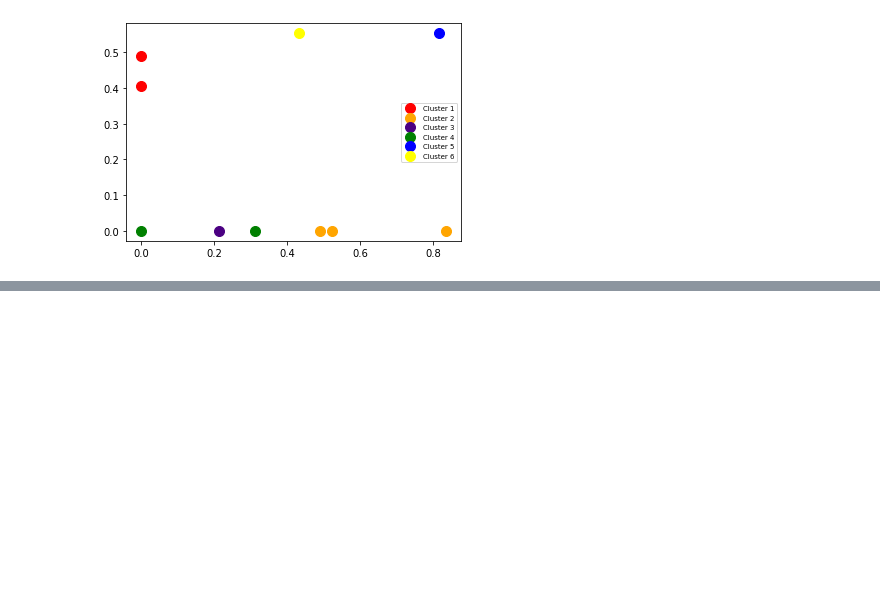
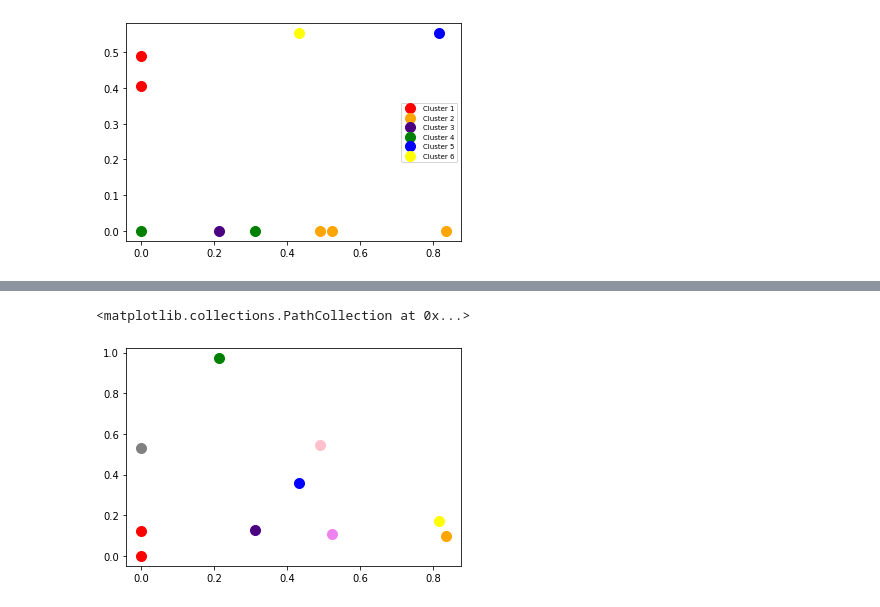
Before and after one commit to bluesky2106/python-ai, a Jupyter notebook: 06-clustering/final-assignment/hac-kmeans.ipynb, the cells around one changed output, grey strips where cells are left out. Drawn from its saved outputs; the diff is of its cells as text; code cells hidden in the pictures; blank space fills up the shorter version.

```diff
--- a/06-clustering/final-assignment/hac-kmeans.ipynb
+++ b/06-clustering/final-assignment/hac-kmeans.ipynb
@@ -210,0 +254,13 @@ plt.show()
+# %%
+plt.scatter(X[y_hac == 0, 1], X[y_hac == 0, 2], s = 100, c = 'red', label = 'Cluster 1')
+plt.scatter(X[y_hac == 1, 1], X[y_hac == 1, 2], s = 100, c = 'orange', label = 'Cluster 2')
+plt.scatter(X[y_hac == 2, 1], X[y_hac == 2, 2], s = 100, c = 'indigo', label = 'Cluster 3')
+plt.scatter(X[y_hac == 3, 1], X[y_hac == 3, 2], s = 100, c = 'green', label = 'Cluster 4')
+plt.scatter(X[y_hac == 4, 1], X[y_hac == 4, 2], s = 100, c = 'blue', label = 'Cluster 5')
+plt.scatter(X[y_hac == 5, 1], X[y_hac == 5, 2], s = 100, c = 'yellow', label = 'Cluster 6')
+plt.scatter(X[y_hac == 6, 1], X[y_hac == 6, 2], s = 100, c = 'gray', label = 'Cluster 7')
+plt.scatter(X[y_hac == 7, 1], X[y_hac == 7, 2], s = 100, c = 'pink', label = 'Cluster 8')
+plt.scatter(X[y_hac == 8, 1], X[y_hac == 8, 2], s = 100, c = 'violet', label = 'Cluster 9')
+# %% [output]
+<matplotlib.collections.PathCollection at 0x...>
+[figure, added]
```
Also changed, not shown: parts of 40 cells of this notebook, 1 other file.
